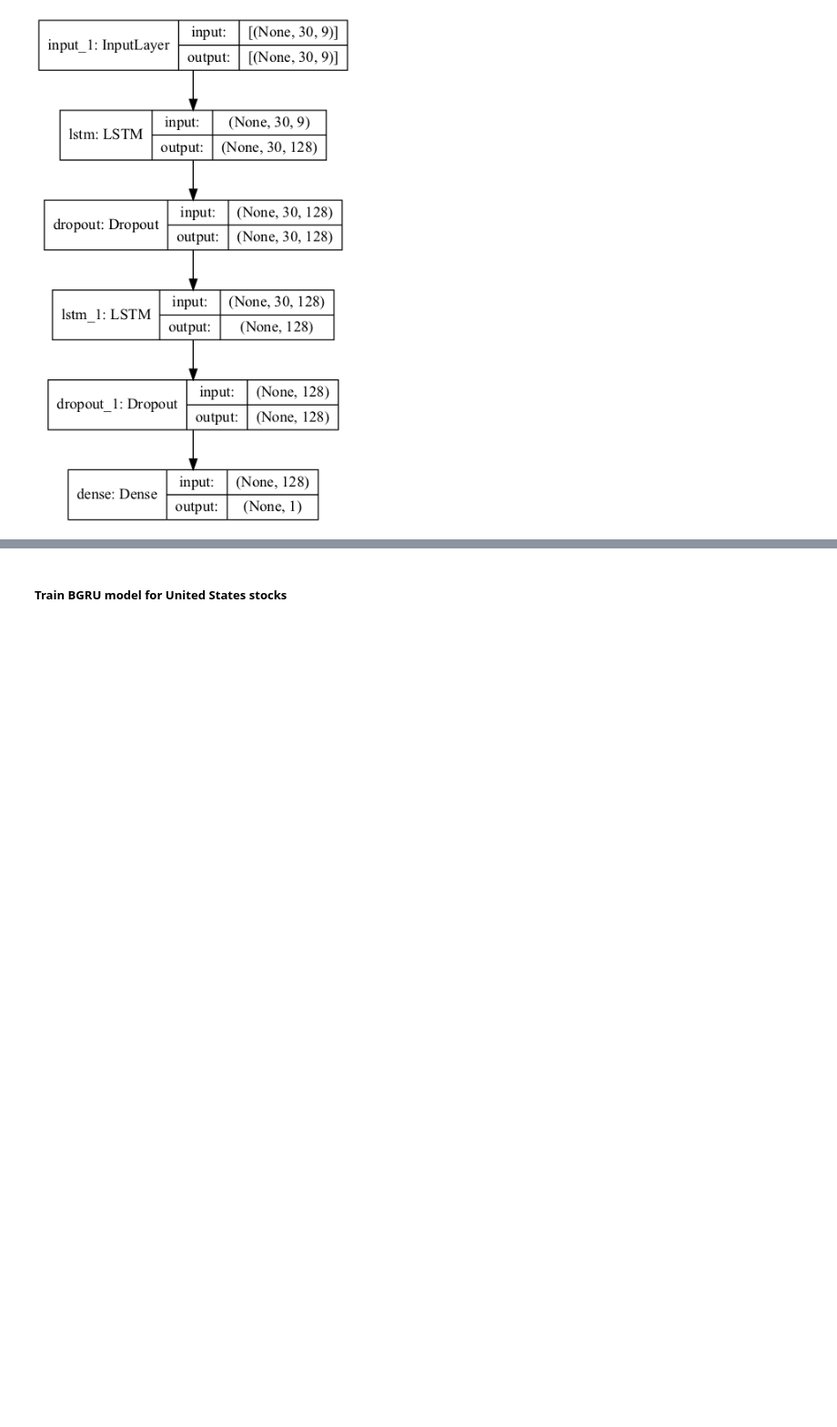
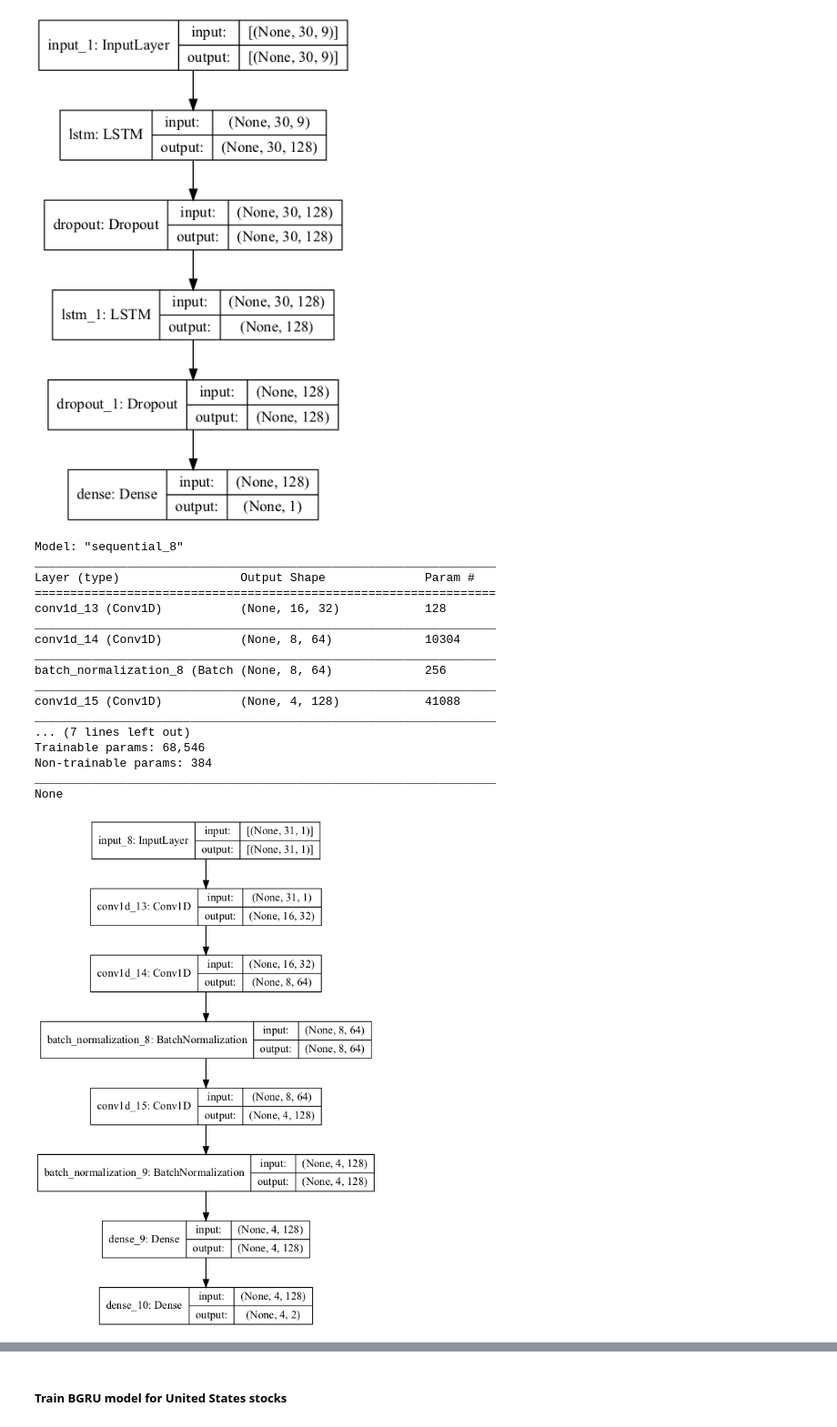
Before and after one commit to wilsonvolker/comparative-study-bgru-gan-model, a Jupyter notebook: 3.2. Model Training - GAN.ipynb, the cells around one changed output, grey strips where cells are left out. Shown at 91% size. Drawn from its saved outputs; the diff is of its cells as text; code cells hidden in the pictures; blank space fills up the shorter version.

Commit message:
constructing the code for GAN. Found that the gan discriminator requires a y value as a list of features. Need to update the dataset for GAN models.

```diff
--- a/3.2. Model Training - GAN.ipynb
+++ b/3.2. Model Training - GAN.ipynb
@@ -188,14 +188,3 @@ def make_generator(input_dim, feature_cnt) -> tf.keras.models.Model:
     return model
 # %% [markdown]
 ###### GAN - Discriminator
-# %%
-def make_discriminator(input_dim, feature_cnt) -> tf.keras.models.Model:
-    model = Sequential()
-    model.add(
-        Input(
-            shape=(time_lag + 1, 1) # https://github.com/yiweizhang526/time-series-prediction-with-gan/blob/d09e5eecca8e85beeea88bf331d35cfc7614a223/keras_code/keras_GAN.py#L82
-        )
-    )
-    model.add(
-
-    )
@@ -234,11 +269,28 @@ None
 # %%
 # plot model structure (Discriminator)
 create_dir_if_not_exist(MODEL_STRUCTURE_PATH)
 plot_model(
-    make_discriminator(input_dim=X_train_hk[fns_hk[0]].shape[1],
-                    feature_cnt=X_train_hk[fns_hk[0]].shape[2]
-                    ),
+    make_discriminator(),
     show_shapes=True,
     show_layer_names=True,
     to_file="{}/GAN_generator_structure.png".format(MODEL_STRUCTURE_PATH)
 )
+# %% [output]
+Model: "sequential_8"
+_________________________________________________________________
+Layer (type)                 Output Shape              Param #
+=================================================================
+conv1d_13 (Conv1D)           (None, 16, 32)            128
+_________________________________________________________________
+conv1d_14 (Conv1D)           (None, 8, 64)             10304
+_________________________________________________________________
+batch_normalization_8 (Batch (None, 8, 64)             256
+_________________________________________________________________
+conv1d_15 (Conv1D)           (None, 4, 128)            41088
+_________________________________________________________________
+... (7 lines left out)
+Trainable params: 68,546
+Non-trainable params: 384
+_________________________________________________________________
+None
+[figure, added]
```
Also changed, not shown: parts of 9 cells of this notebook.
